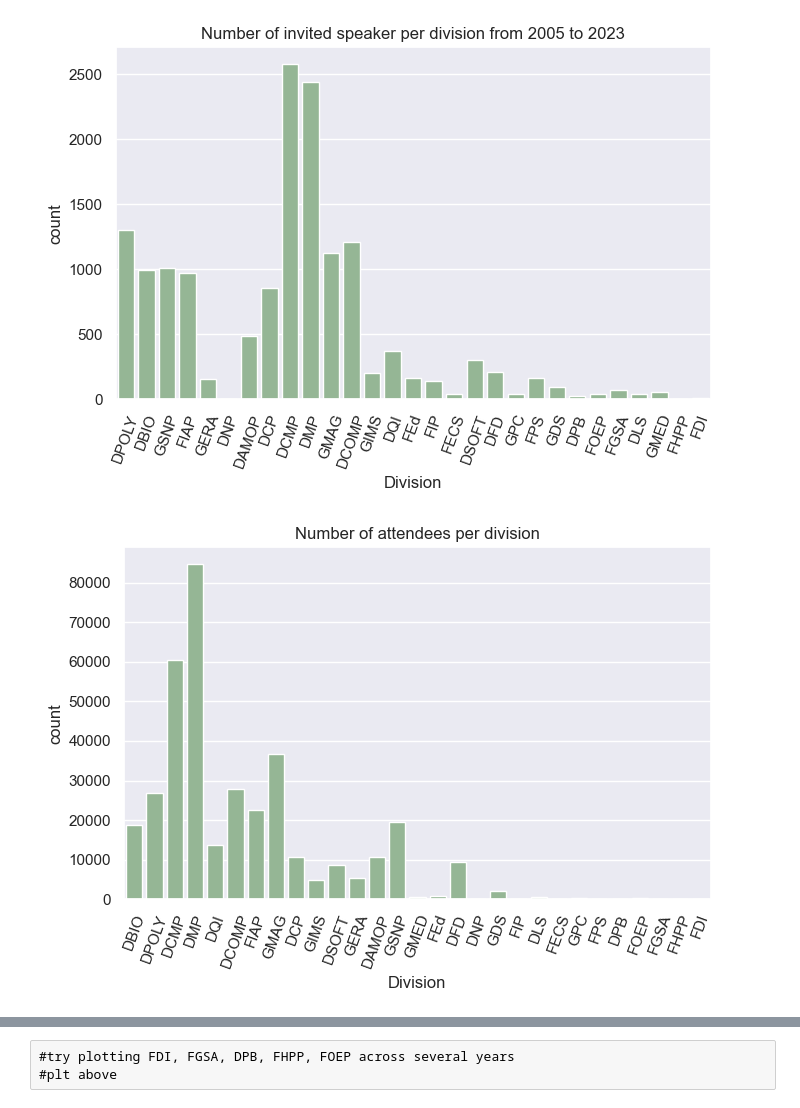
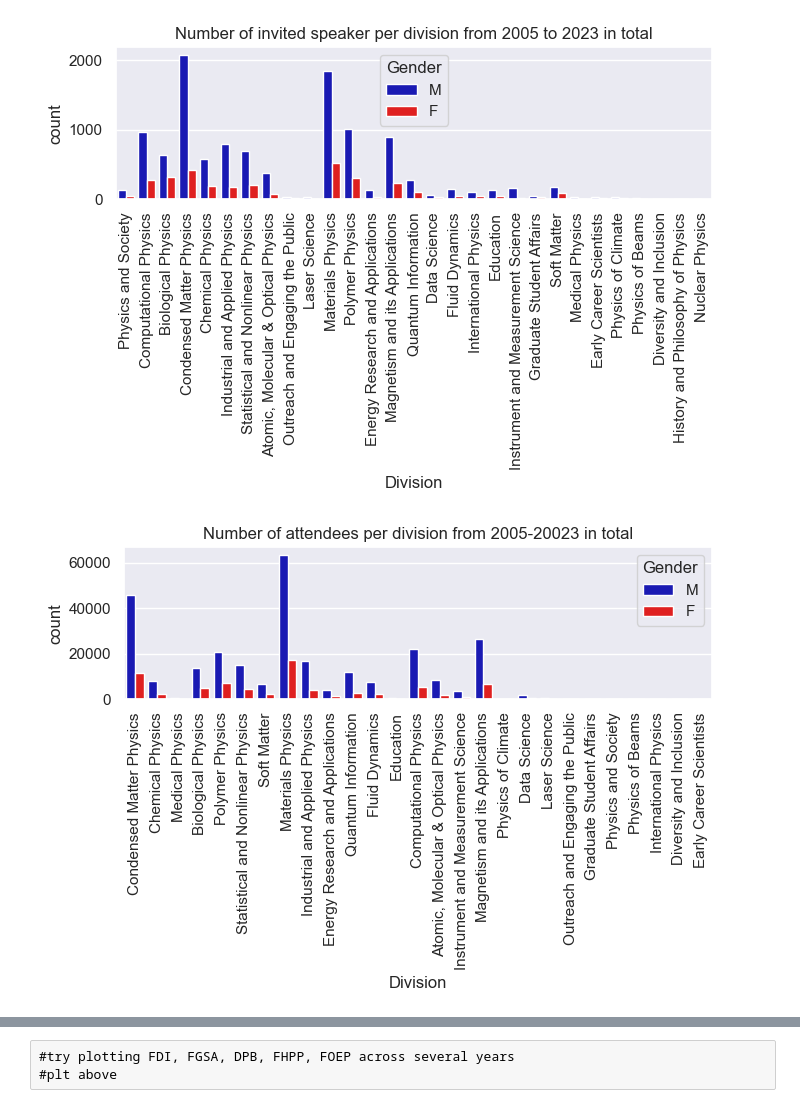
Before and after one commit to EllenWM/Evolution-of-Gender-Diversity-in-Physics-Conferences, a Jupyter notebook: Plots.ipynb, the cells around one changed output, grey strips where cells are left out. Drawn from its saved outputs; the diff is of its cells as text; code cells hidden in the pictures.

```diff
--- a/Plots.ipynb
+++ b/Plots.ipynb
@@ -8,8 +8,10 @@ pd.options.mode.chained_assignment = None  # default='warn'
 # %%
 #load data for researchers and divisions
 df_researchers = pd.read_pickle("Files/Dataframes/researchersFinal.pkl")
-researchers = df_researchers.drop_duplicates(subset = ['API_Name', 'Year', 'SessionType']) #only unique researchers(wrt. year and session type)
-divisionResearchers = df_researchers.drop_duplicates(subset = ['API_Name', 'Year', 'AllDivisions', 'SessionType']) #unique researchers, also wrt. division
+researchers = df_researchers.drop_duplicates(subset = ['SearchName', 'Year', 'SessionType']) #only unique researchers(wrt. year and session type)
+divisionResearchers = df_researchers.drop_duplicates(subset = ['SearchName', 'Year', 'Division', 'SessionType']) #unique researchers, also wrt. division
+errorResearchers = pd.read_pickle("Files/Dataframes/errorResearchers_filtered.pkl")
+errorResearchers_gender = pd.read_pickle("Files/Dataframes/ResearchersNotFound_wGender.pkl")
 # %%
 researchers['log_MaxPaperCount'] = np.log2(researchers.MaxPaperCount)
 researchers['log_CumulativePaperCount'] = np.log2(researchers.CumulativePaperCount)
@@ -209,25 +267,25 @@ plt.show()
 invited_divisions = divisionResearchers[divisionResearchers.SessionType == 'invited']
 attendees_divisions = divisionResearchers[divisionResearchers.SessionType == 'attendee']
 # %%
-sns.countplot(x = 'AllDivisions', data = invited_divisions , color = 'darkseagreen')
-plt.xticks(rotation=70)
+sns.countplot(x = 'Division', data = invited_divisions , hue = 'Gender', palette=["mediumblue", "red"])
+plt.xticks(rotation=90)
 plt.xlabel('Division')
-plt.title('Number of invited speaker per division from 2005 to 2023')
+plt.title('Number of invited speaker per division from 2005 to 2023 in total')
 plt.tight_layout()
 plt.savefig("Figures/invited_divisions.png", bbox_inches='tight')
 plt.show()
 # %% [output]
-[figure, old version]
+[figure, new version]
 # %%
-sns.countplot(x = 'AllDivisions', data = attendees_divisions , color = 'darkseagreen')
-plt.xticks(rotation=70)
+sns.countplot(x = 'Division', data = attendees_divisions, hue = 'Gender', palette=["mediumblue", "red"])
+plt.xticks(rotation=90)
 plt.xlabel('Division')
-plt.title('Number of attendees per division')
+plt.title('Number of attendees per division from 2005-20023 in total')
 plt.tight_layout()
 plt.savefig("Figures/participants_divisions.png", bbox_inches='tight')
 plt.show()
 # %% [output]
-[figure, old version]
+[figure, new version]
 # %%
 #calculate gender ratio
 genderRatio_invited = pd.crosstab(index=invited.Year,
```
Also changed, not shown: parts of 91 cells of this notebook.
